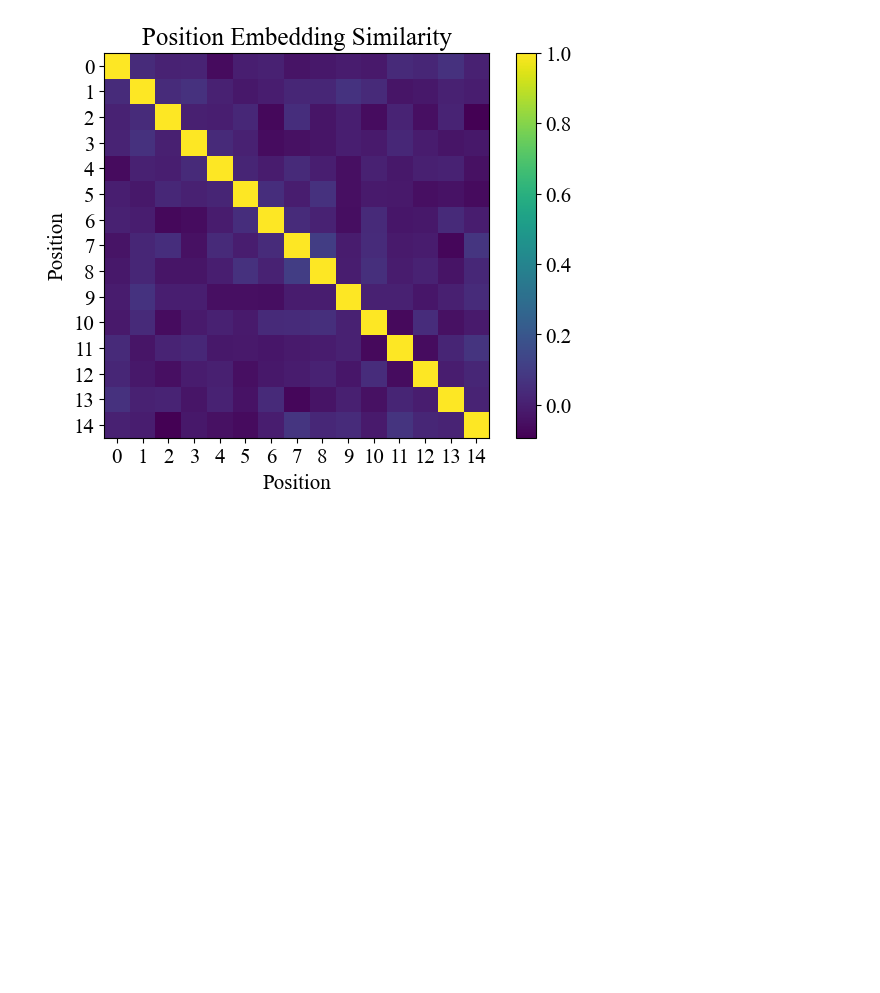
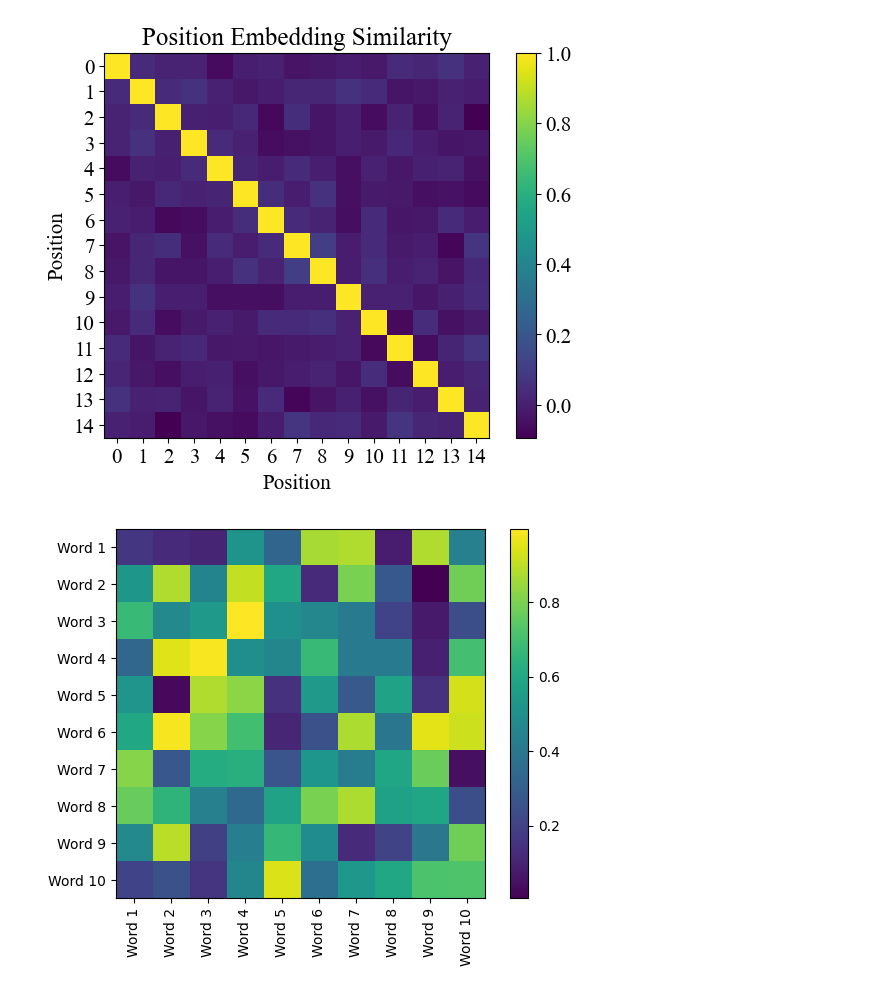
Before and after one commit to XunfunLee/SeismicTransformer, a Jupyter notebook: VersionFile/SeT-2/set2_test.ipynb, the cells around one changed output. Cells and saved outputs as stored; diff of their text form; code cells hidden in the pictures; blank space fills up the shorter version.

```diff
--- a/set2_test.ipynb
+++ b/VersionFile/SeT-2/set2_test.ipynb
@@ -386,0 +394,22 @@ Cosine Similarity Matrix:
+# %%
+import matplotlib.pyplot as plt
+import numpy as np
+
+# 假设我们有一个注意力权重矩阵，它是一个形状为(seq_len, seq_len)的方阵
+# 这里我们使用一个随机矩阵来模拟
+seq_len = 10  # 序列长度
+attention_weights = np.random.rand(seq_len, seq_len)
+
+# 使用matplotlib绘制热力图
+plt.imshow(attention_weights, cmap='viridis', interpolation='nearest')
+plt.colorbar()  # 显示颜色条
+
+# 添加标签（可选）
+labels = [f'Word {i+1}' for i in range(seq_len)]
+plt.xticks(range(seq_len), labels, rotation=90)
+plt.yticks(range(seq_len), labels)
+
+# 显示图表
+plt.show()
+# %% [output]
+[figure, added]
```
Also changed, not shown: parts of 4 cells of this notebook, 6 other files.
